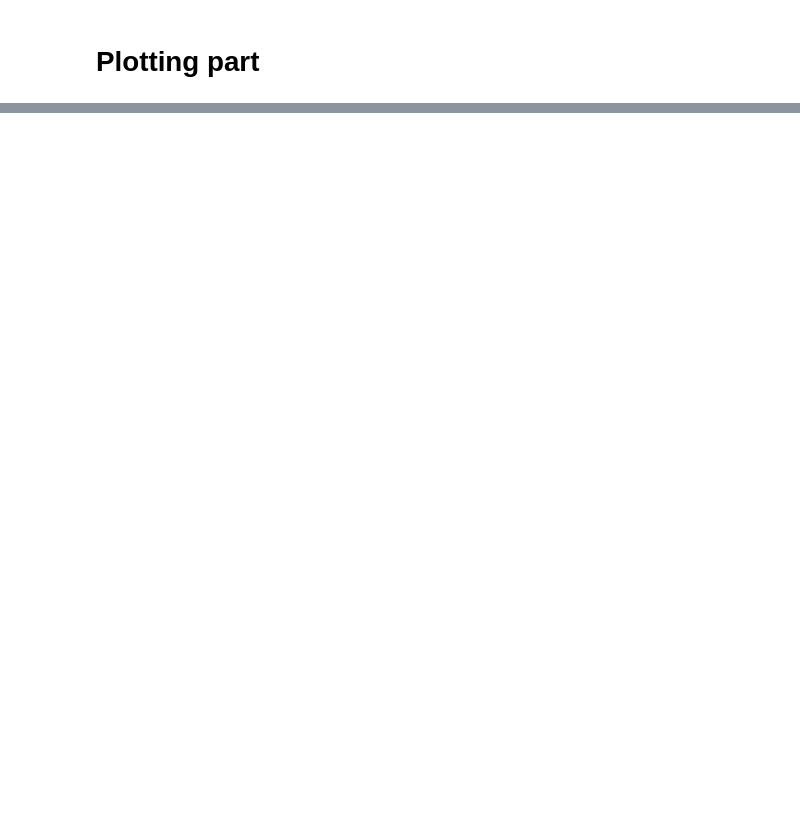
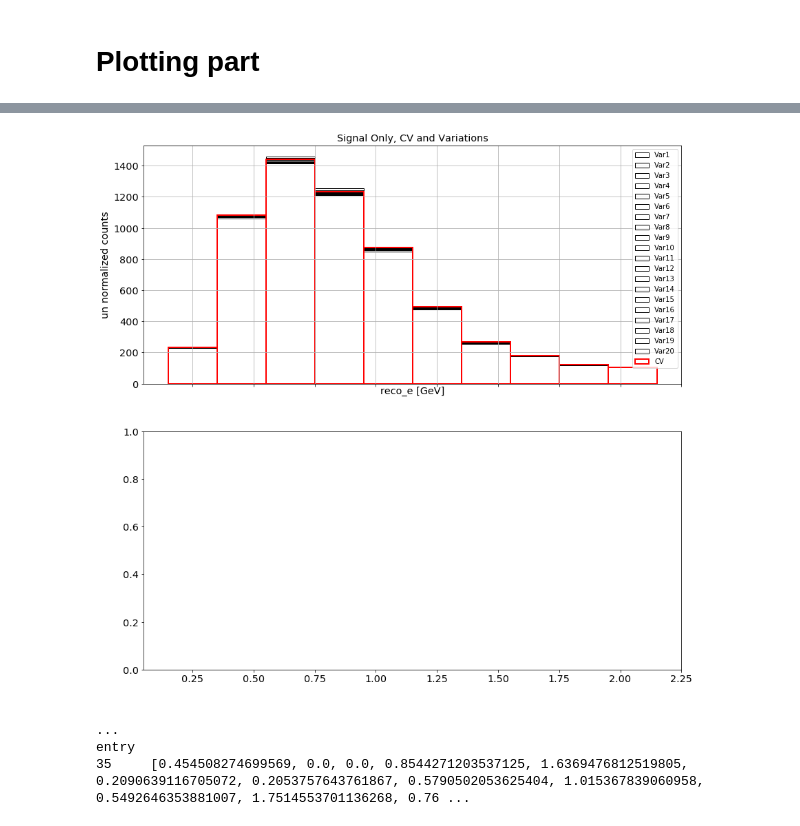
Before and after one commit to ubneutrinos/PELEE, a Jupyter notebook: PlotterNuMIBDT1eNp.ipynb, the cells around one changed output, grey strips where cells are left out. Saved outputs shown, nothing was run; the diff lists cells and outputs as text; code cells hidden in the pictures; blank space fills up the shorter version.

```diff
--- a/PlotterNuMIBDT1eNp.ipynb
+++ b/PlotterNuMIBDT1eNp.ipynb
@@ -742,2 +811,49 @@ fig.tight_layout()
+# %%
+mcVar  = nue.query(QUERY)
+
+import matplotlib.pyplot as plt
+import matplotlib
+
+
+
+
+fig, ax = plt.subplots(nrows=2, sharex=True,figsize=(14,14))
+
+n2, bins2, patches2 = ax[0].hist(mcVar['reco_e'],10,density=False,weights=mcVar['var1'],  range=(0.15,2.15), fill=False, label='Var1')
+n2, bins2, patches2 = ax[0].hist(mcVar['reco_e'],10,density=False,weights=mcVar['var2'],  range=(0.15,2.15), fill=False, label='Var2')
+n2, bins2, patches2 = ax[0].hist(mcVar['reco_e'],10,density=False,weights=mcVar['var3'],  range=(0.15,2.15), fill=False, label='Var3')
+n2, bins2, patches2 = ax[0].hist(mcVar['reco_e'],10,density=False,weights=mcVar['var4'],  range=(0.15,2.15), fill=False, label='Var4')
+n2, bins2, patches2 = ax[0].hist(mcVar['reco_e'],10,density=False,weights=mcVar['var5'],  range=(0.15,2.15), fill=False, label='Var5')
+n2, bins2, patches2 = ax[0].hist(mcVar['reco_e'],10,density=False,weights=mcVar['var6'],  range=(0.15,2.15), fill=False, label='Var6')
+n2, bins2, patches2 = ax[0].hist(mcVar['reco_e'],10,density=False,weights=mcVar['var7'],  range=(0.15,2.15), fill=False, label='Var7')
+n2, bins2, patches2 = ax[0].hist(mcVar['reco_e'],10,density=False,weights=mcVar['var8'],  range=(0.15,2.15), fill=False, label='Var8')
+n2, bins2, patches2 = ax[0].hist(mcVar['reco_e'],10,density=False,weights=mcVar['var9'],  range=(0.15,2.15), fill=False, label='Var9')
+n2, bins2, patches2 = ax[0].hist(mcVar['reco_e'],10,density=False,weights=mcVar['var10'],  range=(0.15,2.15), fill=False, label='Var10')
+n2, bins2, patches2 = ax[0].hist(mcVar['reco_e'],10,density=False,weights=mcVar['var11'],  range=(0.15,2.15), fill=False, label='Var11')
+n2, bins2, patches2 = ax[0].hist(mcVar['reco_e'],10,density=False,weights=mcVar['var12'],  range=(0.15,2.15), fill=False, label='Var12')
+n2, bins2, patches2 = ax[0].hist(mcVar['reco_e'],10,density=False,weights=mcVar['var13'],  range=(0.15,2.15), fill=False, label='Var13')
+n2, bins2, patches2 = ax[0].hist(mcVar['reco_e'],10,density=False,weights=mcVar['var14'],  range=(0.15,2.15), fill=False, label='Var14')
+n2, bins2, patches2 = ax[0].hist(mcVar['reco_e'],10,density=False,weights=mcVar['var15'],  range=(0.15,2.15), fill=False, label='Var15')
+n2, bins2, patches2 = ax[0].hist(mcVar['reco_e'],10,density=False,weights=mcVar['var16'],  range=(0.15,2.15), fill=False, label='Var16')
+n2, bins2, patches2 = ax[0].hist(mcVar['reco_e'],10,density=False,weights=mcVar['var17'],  range=(0.15,2.15), fill=False, label='Var17')
+n2, bins2, patches2 = ax[0].hist(mcVar['reco_e'],10,density=False,weights=mcVar['var18'],  range=(0.15,2.15), fill=False, label='Var18')
+n2, bins2, patches2 = ax[0].hist(mcVar['reco_e'],10,density=False,weights=mcVar['var19'],  range=(0.15,2.15), fill=False, label='Var19')
+n2, bins2, patches2 = ax[0].hist(mcVar['reco_e'],10,density=False,weights=mcVar['var20'],  range=(0.15,2.15), fill=False, label='Var20')
+n1, bins1, patches1 = ax[0].hist(mcVar['reco_e'],10,density=False,weights=mcVar['weightSplineTimesTuneTimesPPFX'],  range=(0.15,2.15),linewidth=2,edgecolor='red', fill=False, label='CV')
+ax[0].set_xlabel('reco_e [GeV]')
+ax[0].set_ylabel('un normalized counts')
+ax[0].set_title('Signal Only, CV and Variations')
+ax[0].legend()
+ax[0].grid(True)
+# %% [output]
+[figure, added]
+# %%
+QUERY2 =QUERY+' and evt == 2008'
+w = mcVar.query(QUERY2)[["weightsNuMIGeo"]].to_string()
+print(w)
+# %% [output]
+                                                                                                                                                                                                         ...
+entry
+35     [0.454508274699569, 0.0, 0.0, 0.8544271203537125, 1.6369476812519805, 0.2090639116705072, 0.2053757643761867, 0.5790502053625404, 1.015367839060958, 0.5492646353881007, 1.7514553701136268, 0.76 ...
 # %%
 print('%s P-value Full Cov = %.4f Stat Only = %.4f Diag Only = %.4f ' % (VARIABLE, my_plotter.stats['pvalue'], my_plotter.stats['pvaluestatonly'],my_plotter.stats['pvaluediag']))
```
Also changed, not shown: parts of 23 cells of this notebook, 2 other files.
